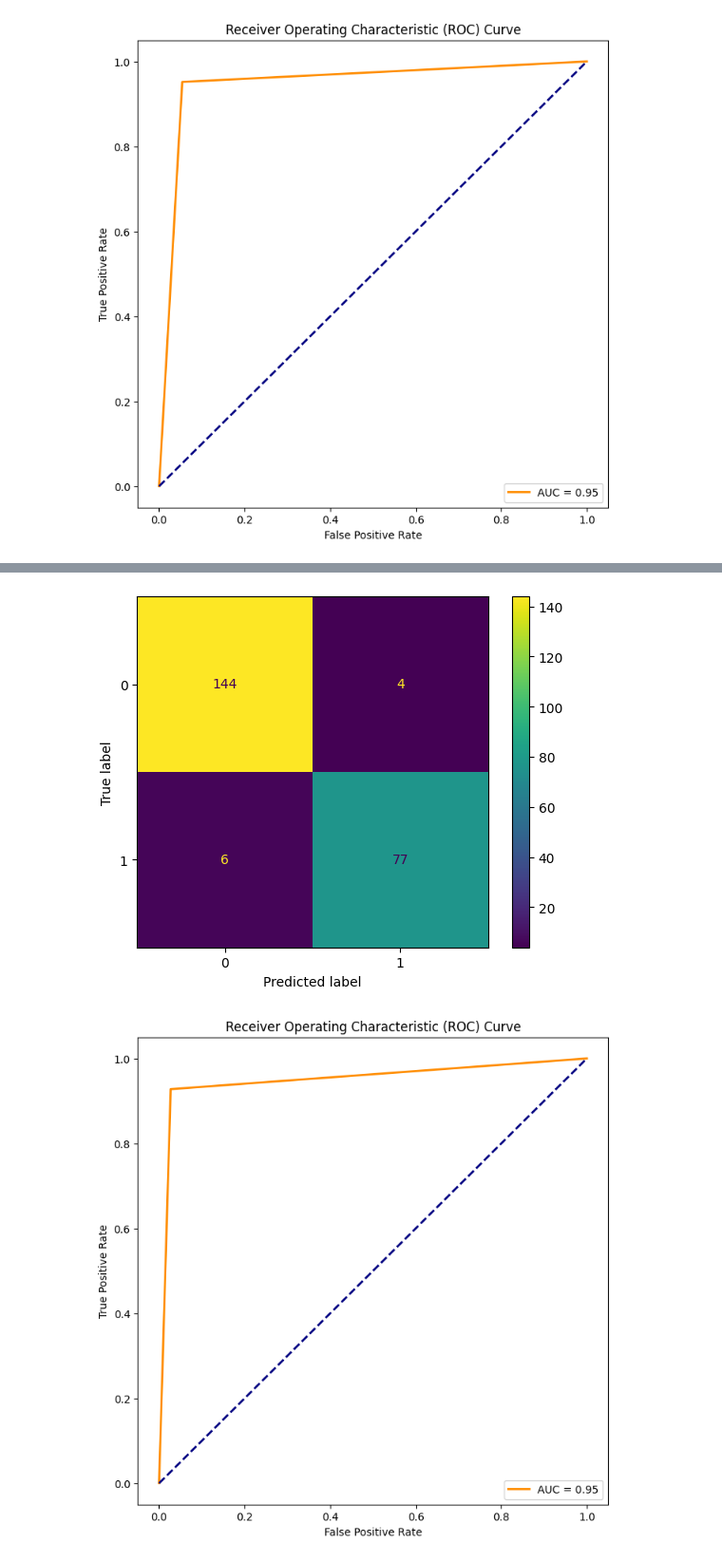
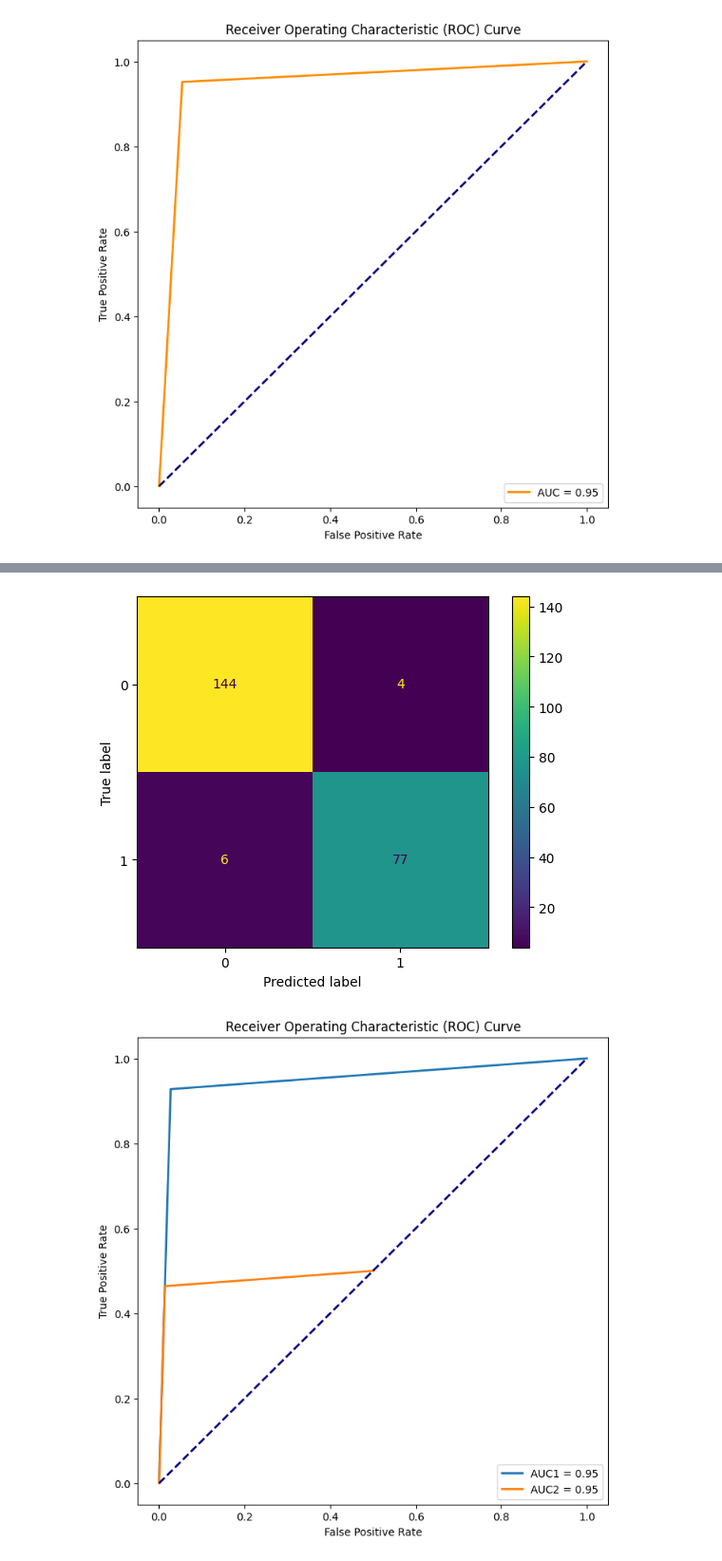
Before and after one commit to Oren-Ben/mlops-anomaly-detection, a Jupyter notebook: automatic_step_try.ipynb, the cells around one changed output, grey strips where cells are left out. Shown at 95% size. Saved outputs shown, nothing was run; the diff lists cells and outputs as text; code cells hidden in the pictures.

```diff
--- a/automatic_step_try.ipynb
+++ b/automatic_step_try.ipynb
@@ -343,7 +343,9 @@ roc_auc = auc(fpr, tpr)
 
 # Plot ROC curve
 plt.figure(figsize=(8, 8))
-plt.plot(fpr,tpr, color='darkorange', lw=2, label=f'AUC = {roc_auc:.2f}')
+#plt.plot(fpr,tpr, color='darkorange', lw=2, label=f'AUC = {roc_auc:.2f}')
+plt.plot(fpr,tpr, lw=2, label=f'AUC1 = {roc_auc:.2f}')
+plt.plot(0.5*fpr,0.5*tpr, lw=2, label=f'AUC2 = {roc_auc:.2f}')
 plt.plot([0, 1], [0, 1], color='navy', lw=2, linestyle='--')
 plt.xlabel('False Positive Rate')
 plt.ylabel('True Positive Rate')
@@ -356,17 +358,17 @@ plt.show()
 You can set `force_col_wise=true` to remove the overhead.
 [LightGBM] [Info] Total Bins 2338
 [LightGBM] [Info] Number of data points in the train set: 923, number of used features: 10
 [LightGBM] [Info] [binary:BoostFromScore]: pavg=0.347779 -> initscore=-0.628816
 [LightGBM] [Info] Start training from score -0.628816
 [LightGBM] [Warning] No further splits with positive gain, best gain: -inf
 [LightGBM] [Warning] No further splits with positive gain, best gain: -inf
 [LightGBM] [Warning] No further splits with positive gain, best gain: -inf
 [LightGBM] [Warning] No further splits with positive gain, best gain: -inf
 [LightGBM] [Warning] No further splits with positive gain, best gain: -inf
 ... (1692 lines left out)
 [LightGBM] [Warning] No further splits with positive gain, best gain: -inf
 [LightGBM] [Warning] No further splits with positive gain, best gain: -inf
 [LightGBM] [Warning] No further splits with positive gain, best gain: -inf
 Model F1 Score with Bagging: 0.9390243902439024
 [figure]
-[figure, old version]
+[figure, new version]
```
Also changed, not shown: parts of 3 cells of this notebook, 1 other file.
